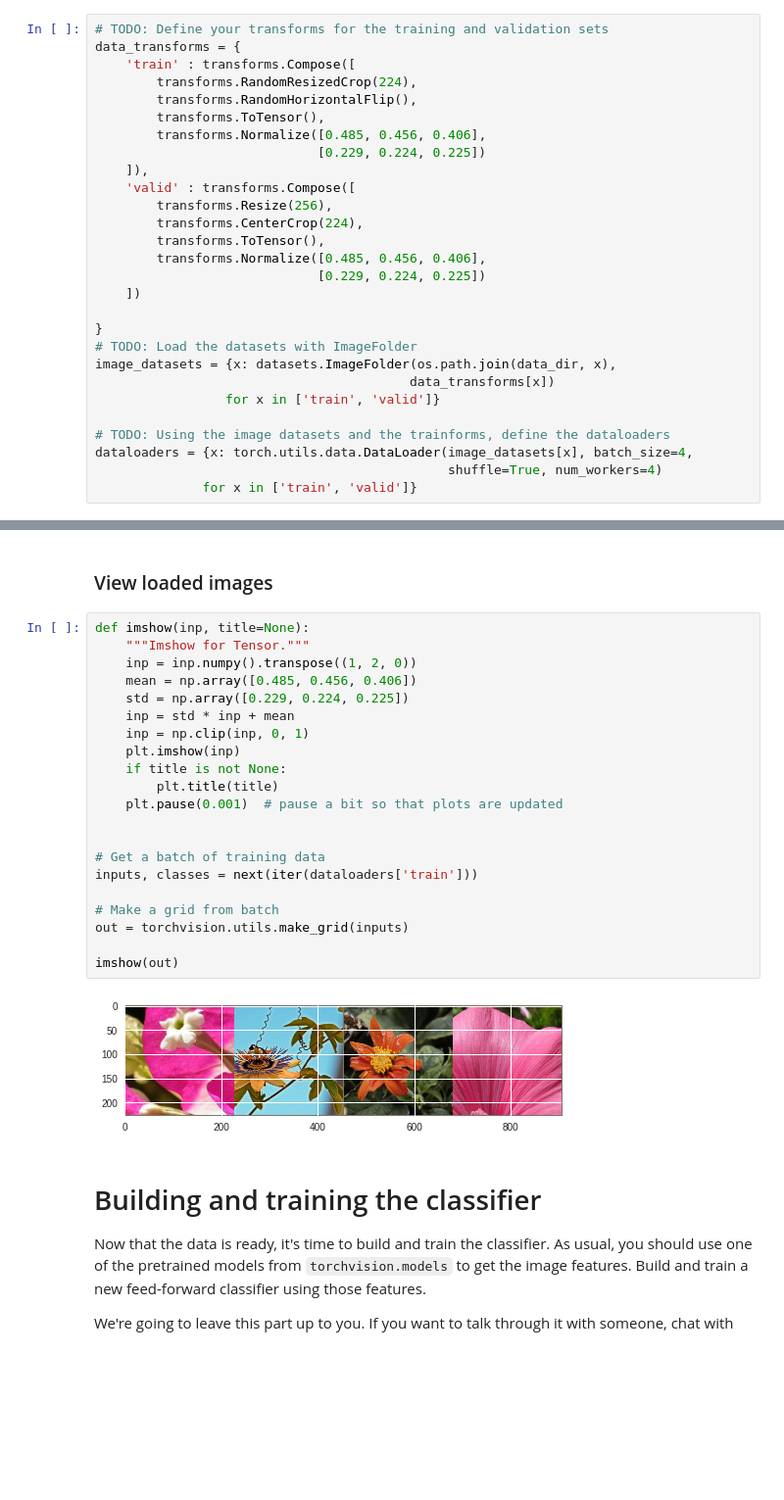
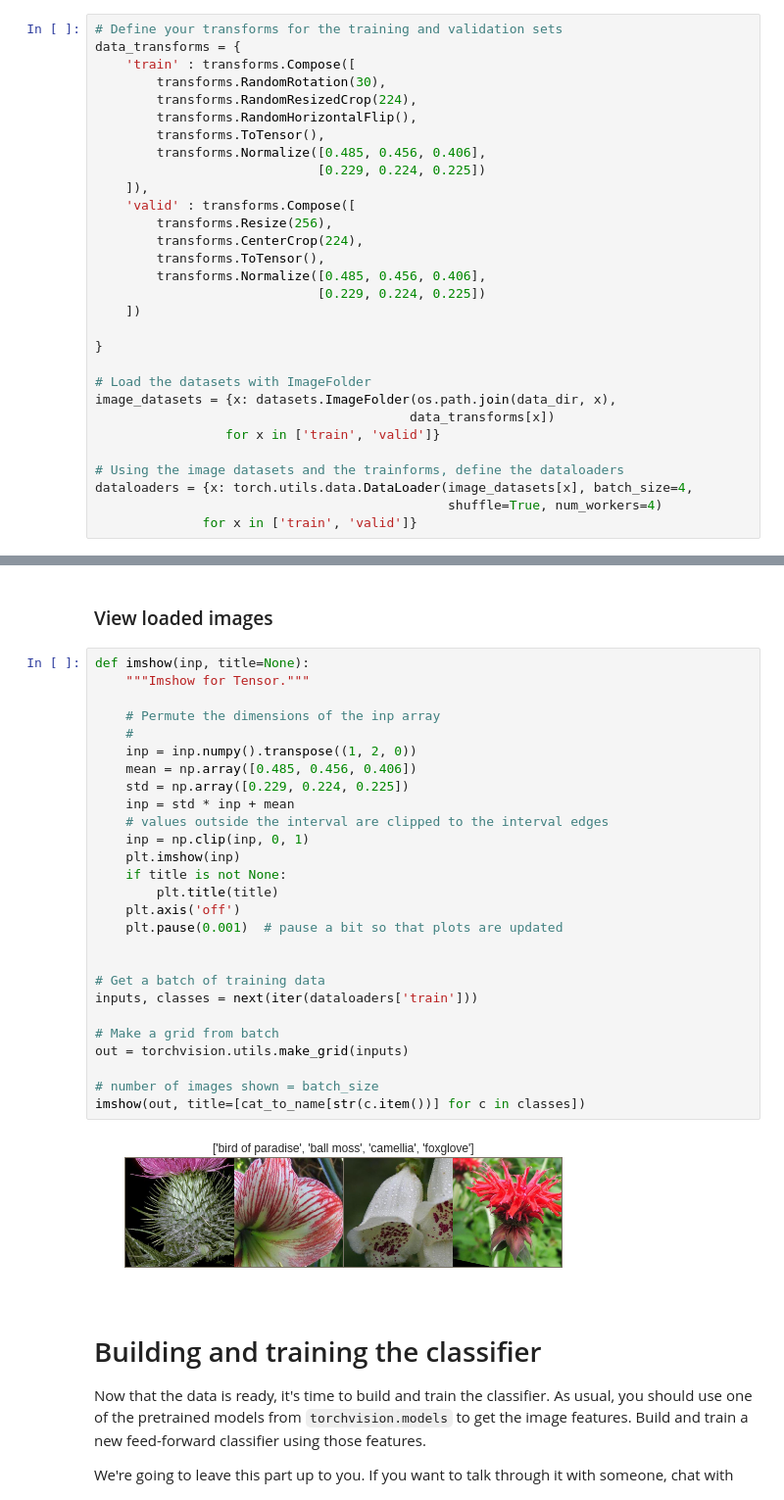
Before and after one commit to p-s-vishnu/udacity, a Jupyter notebook: Intro to Deep learning with Pytorch/Final project/Image_Classifier_Project_Modified_v1.ipynb, the cells around one changed output, grey strips where cells are left out. Shown: that part at 98% size. Saved outputs shown, nothing was run; the diff lists cells and outputs as text; blank space fills up the shorter version.

```diff
--- a/Intro to Deep learning with Pytorch/Final project/Image_Classifier_Project_Modified_v1.ipynb
+++ b/Intro to Deep learning with Pytorch/Final project/Image_Classifier_Project_Modified_v1.ipynb
@@ -119,9 +118,10 @@ os.listdir('flower_data/')
 # %% [output]
 ['train', 'valid']
 # %%
-# TODO: Define your transforms for the training and validation sets
+# Define your transforms for the training and validation sets
 data_transforms = {
     'train' : transforms.Compose([
+        transforms.RandomRotation(30),
         transforms.RandomResizedCrop(224),
         transforms.RandomHorizontalFlip(),
         transforms.ToTensor(),
@@ -137,12 +137,13 @@ data_transforms = {
     ])
 
 }
-# TODO: Load the datasets with ImageFolder
+
+# Load the datasets with ImageFolder
 image_datasets = {x: datasets.ImageFolder(os.path.join(data_dir, x),
                                          data_transforms[x])
                  for x in ['train', 'valid']}
 
-# TODO: Using the image datasets and the trainforms, define the dataloaders
+# Using the image datasets and the trainforms, define the dataloaders
 dataloaders = {x: torch.utils.data.DataLoader(image_datasets[x], batch_size=4,
                                               shuffle=True, num_workers=4)
               for x in ['train', 'valid']}
@@ -166,26 +171,32 @@ with open('cat_to_name.json', 'r') as f:
 # %%
 def imshow(inp, title=None):
     """Imshow for Tensor."""
+
+    # Permute the dimensions of the inp array
+    #
     inp = inp.numpy().transpose((1, 2, 0))
     mean = np.array([0.485, 0.456, 0.406])
     std = np.array([0.229, 0.224, 0.225])
     inp = std * inp + mean
+    # values outside the interval are clipped to the interval edges
     inp = np.clip(inp, 0, 1)
     plt.imshow(inp)
     if title is not None:
         plt.title(title)
+    plt.axis('off')
     plt.pause(0.001)  # pause a bit so that plots are updated
 
 
 # Get a batch of training data
 inputs, classes = next(iter(dataloaders['train']))
 
 # Make a grid from batch
 out = torchvision.utils.make_grid(inputs)
 
-imshow(out)
+# number of images shown = batch_size
+imshow(out, title=[cat_to_name[str(c.item())] for c in classes])
 # %% [output]
-[figure, old version]
+[figure, new version]
 # %% [markdown]
 # Building and training the classifier
 
```
Also changed, not shown: parts of 24 cells of this notebook, 8 other files.
